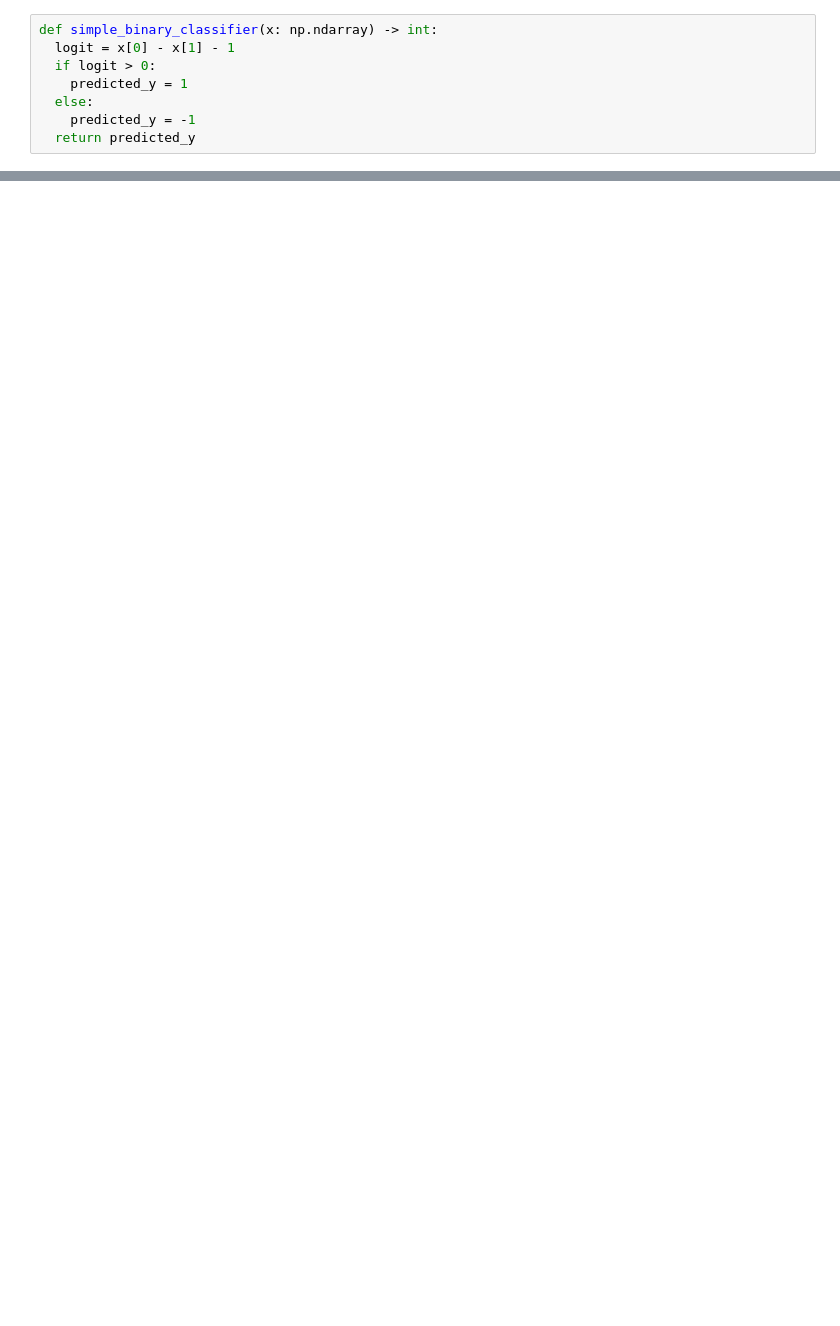
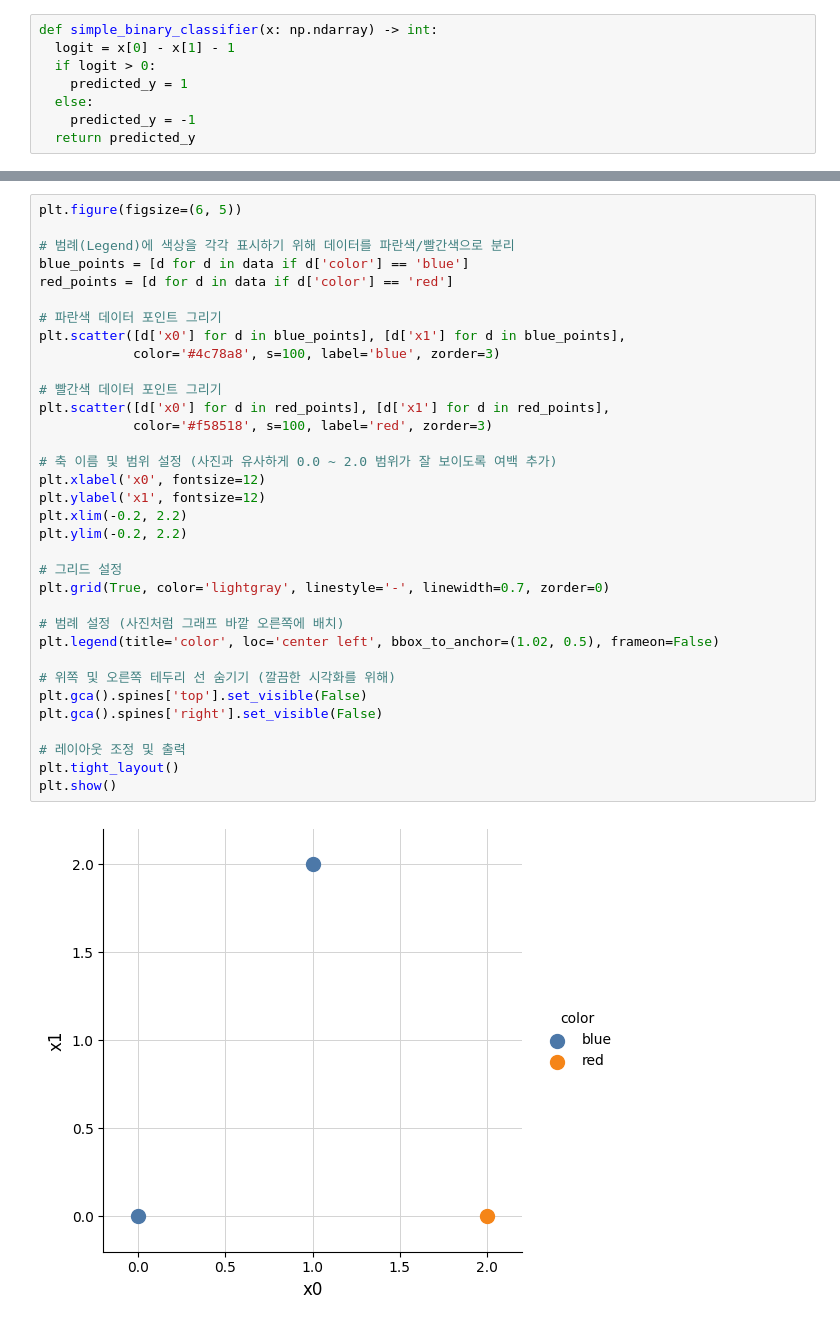
Before and after one commit to iras-mpark/MLA1020, a Jupyter notebook: week3.ipynb, the cells around one changed output, grey strips where cells are left out. Saved outputs shown, nothing was run; the diff lists cells and outputs as text; blank space fills up the shorter version.

```diff
--- a/week3.ipynb
+++ b/week3.ipynb
@@ -35,0 +93,36 @@ NameError: name 's' is not defined
+# %%
+plt.figure(figsize=(6, 5))
+
+# 범례(Legend)에 색상을 각각 표시하기 위해 데이터를 파란색/빨간색으로 분리
+blue_points = [d for d in data if d['color'] == 'blue']
+red_points = [d for d in data if d['color'] == 'red']
+
+# 파란색 데이터 포인트 그리기
+plt.scatter([d['x0'] for d in blue_points], [d['x1'] for d in blue_points],
+            color='#4c78a8', s=100, label='blue', zorder=3)
+
+# 빨간색 데이터 포인트 그리기
+plt.scatter([d['x0'] for d in red_points], [d['x1'] for d in red_points],
+            color='#f58518', s=100, label='red', zorder=3)
+
+# 축 이름 및 범위 설정 (사진과 유사하게 0.0 ~ 2.0 범위가 잘 보이도록 여백 추가)
+plt.xlabel('x0', fontsize=12)
+plt.ylabel('x1', fontsize=12)
+plt.xlim(-0.2, 2.2)
+plt.ylim(-0.2, 2.2)
+
+# 그리드 설정
+plt.grid(True, color='lightgray', linestyle='-', linewidth=0.7, zorder=0)
+
+# 범례 설정 (사진처럼 그래프 바깥 오른쪽에 배치)
+plt.legend(title='color', loc='center left', bbox_to_anchor=(1.02, 0.5), frameon=False)
+
+# 위쪽 및 오른쪽 테두리 선 숨기기 (깔끔한 시각화를 위해)
+plt.gca().spines['top'].set_visible(False)
+plt.gca().spines['right'].set_visible(False)
+
+# 레이아웃 조정 및 출력
+plt.tight_layout()
+plt.show()
+# %% [output]
+[figure, added]
```
Also changed, not shown: parts of 6 cells of this notebook.
